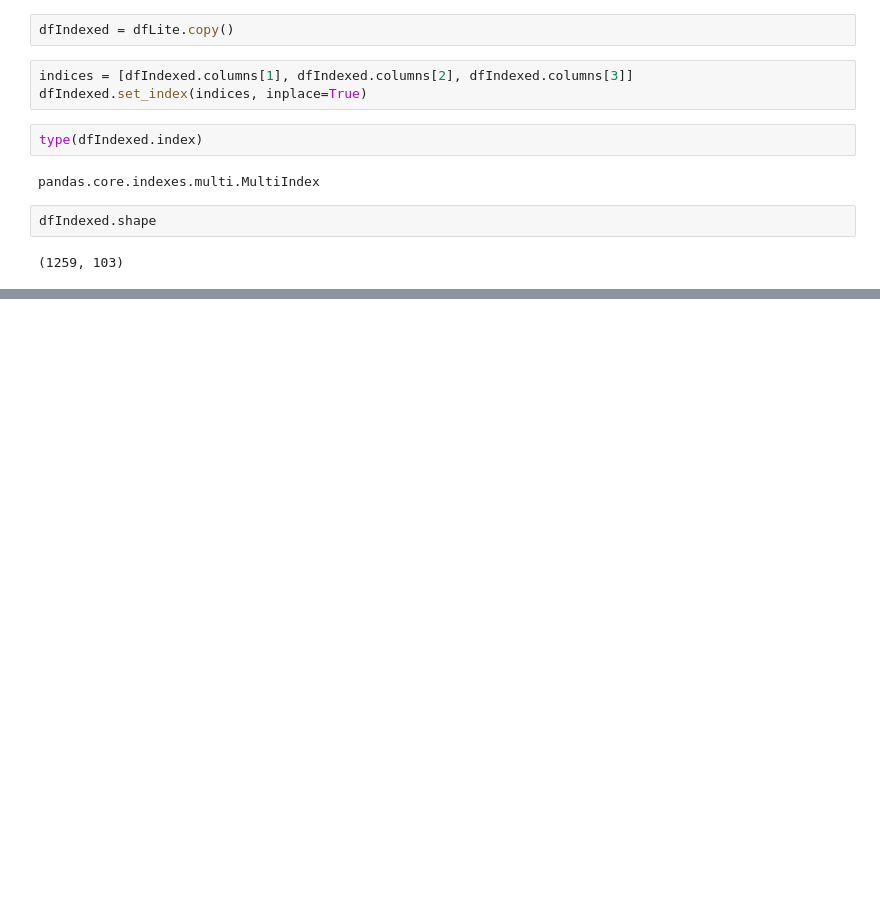
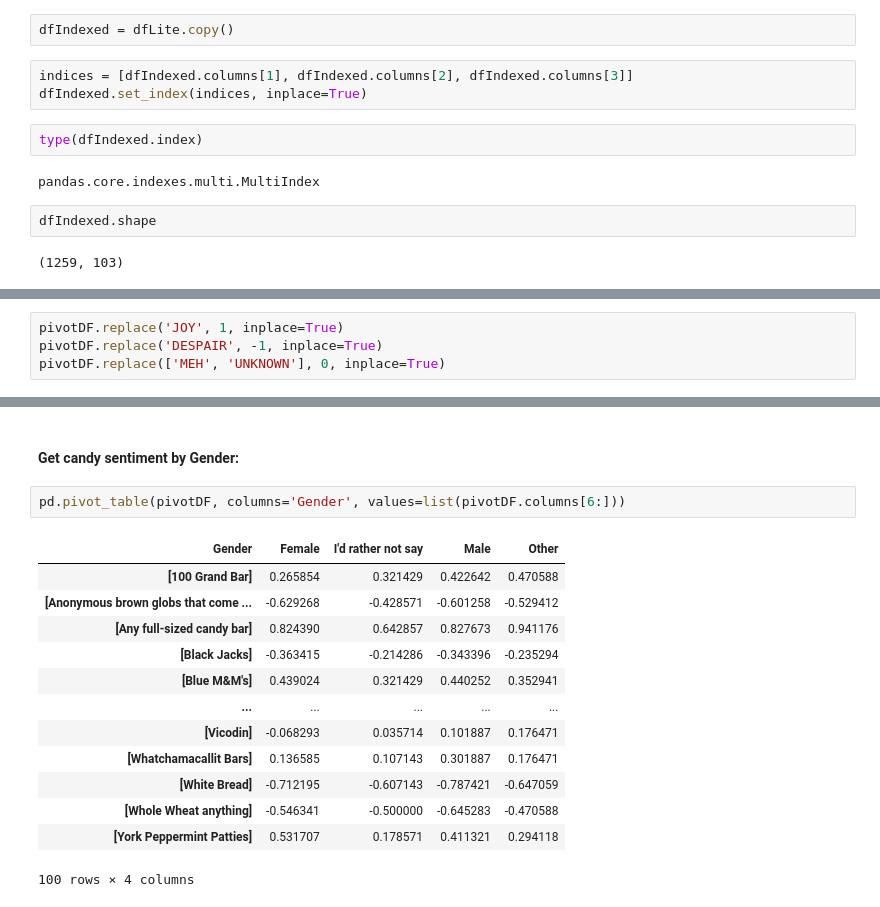
Before and after one commit to ScottBreitbach/DSC540, a Jupyter notebook: Weeks7-8/Test2.ipynb, the cells around one changed output, grey strips where cells are left out. Drawn from its saved outputs; the diff is of its cells as text; blank space fills up the shorter version.

```diff
--- a/Weeks7-8/Test2.ipynb
+++ b/Weeks7-8/Test2.ipynb
@@ -182,0 +322,4 @@ dfIndexed.loc[('Yes', 'Male', 40)]
+# %%
+pivotDF.replace('JOY', 1, inplace=True)
+pivotDF.replace('DESPAIR', -1, inplace=True)
+pivotDF.replace(['MEH', 'UNKNOWN'], 0, inplace=True)
@@ -182,0 +352,18 @@ dfIndexed.loc[('Yes', 'Male', 40)]
+# %% [markdown]
+#### Get candy sentiment by Gender:
+# %%
+pd.pivot_table(pivotDF, columns='Gender', values=list(pivotDF.columns[6:]))
+# %% [output]
+| Gender | Female | I'd rather not say | Male | Other |
+| [100 Grand Bar] | 0.265854 | 0.321429 | 0.422642 | 0.470588 |
+| [Anonymous brown globs that come ... | -0.629268 | -0.428571 | -0.601258 | -0.529412 |
+| [Any full-sized candy bar] | 0.824390 | 0.642857 | 0.827673 | 0.941176 |
+| [Black Jacks] | -0.363415 | -0.214286 | -0.343396 | -0.235294 |
+| [Blue M&M's] | 0.439024 | 0.321429 | 0.440252 | 0.352941 |
+| ... | ... | ... | ... | ... |
+| [Vicodin] | -0.068293 | 0.035714 | 0.101887 | 0.176471 |
+| [Whatchamacallit Bars] | 0.136585 | 0.107143 | 0.301887 | 0.176471 |
+| [White Bread] | -0.712195 | -0.607143 | -0.787421 | -0.647059 |
+| [Whole Wheat anything] | -0.546341 | -0.500000 | -0.645283 | -0.470588 |
+| [York Peppermint Patties] | 0.531707 | 0.178571 | 0.411321 | 0.294118 |
+100 rows × 4 columns
```
Also changed, not shown: parts of 44 cells of this notebook, 1 other file.
